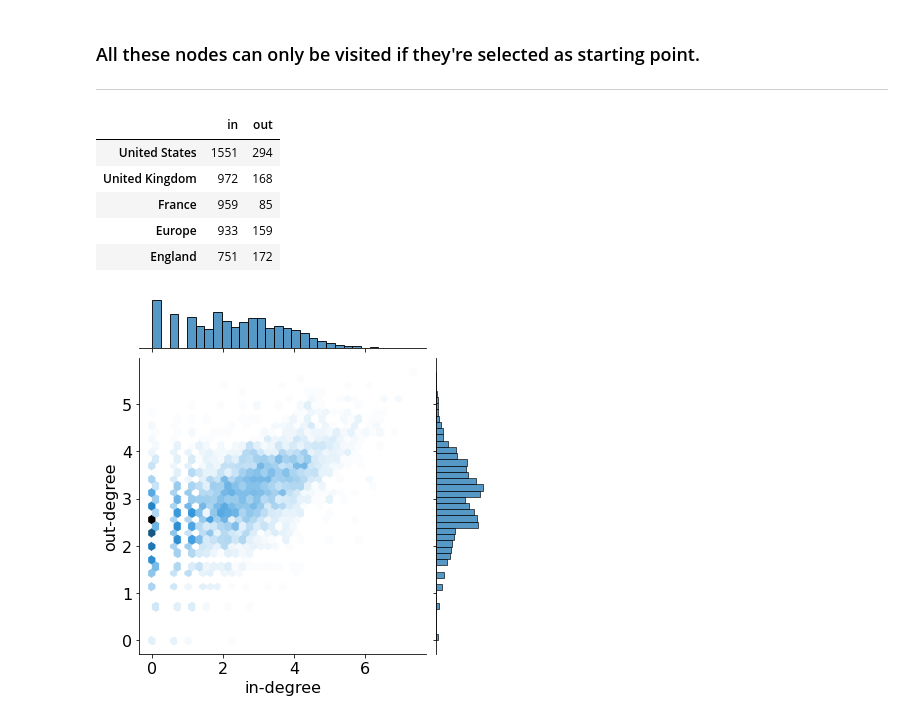
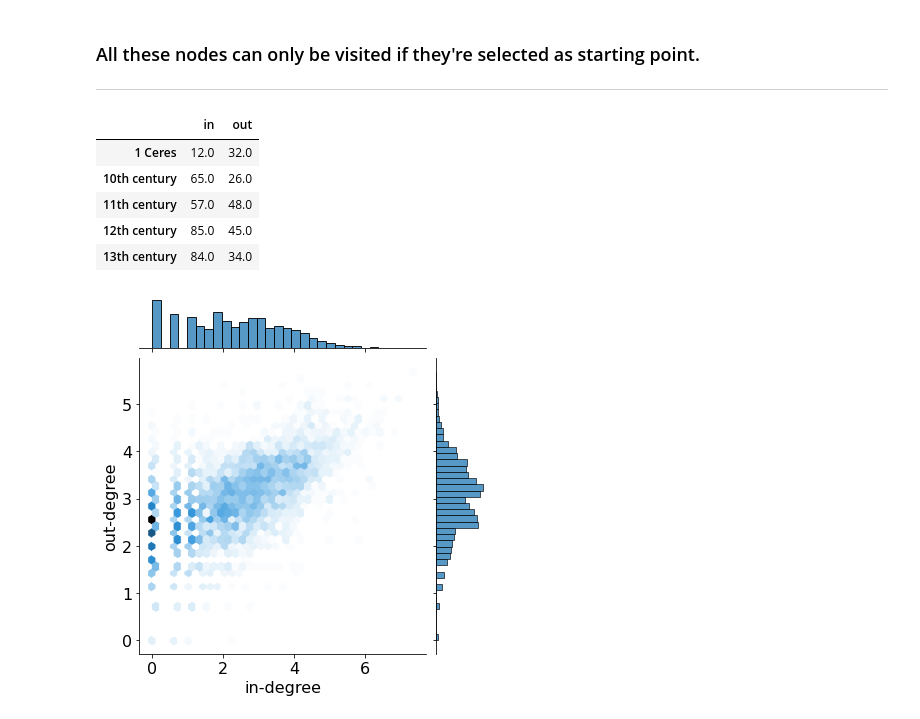
Before and after one commit to epfl-ada/ada-2022-project-theadalyzers, a Jupyter notebook: network-analysis.ipynb, the cells around one changed output. Saved outputs shown, nothing was run; the diff lists cells and outputs as text; code cells hidden in the pictures.

```diff
--- a/network-analysis.ipynb
+++ b/network-analysis.ipynb
@@ -87,20 +87,20 @@ nodes_no_inlink[:5]
 # %%
 freq_out = df['out'].value_counts()
 freq_in = df['in'].value_counts()
 
 degree_freq = (pd.merge(freq_in,
                         freq_out,
                         left_index=True,
                         right_index=True,
-                        how='inner')  #exclude zeros
+                        how='outer')
                .fillna(0))
 
 degree_freq.head()
 # %% [output]
 |  | in | out |
-| United States | 1551 | 294 |
-| United Kingdom | 972 | 168 |
-| France | 959 | 85 |
-| Europe | 933 | 159 |
-| England | 751 | 172 |
+| 1 Ceres | 12.0 | 32.0 |
+| 10th century | 65.0 | 26.0 |
+| 11th century | 57.0 | 48.0 |
+| 12th century | 85.0 | 45.0 |
+| 13th century | 84.0 | 34.0 |
 # %%
```
Also changed, not shown: parts of 19 cells of this notebook.
